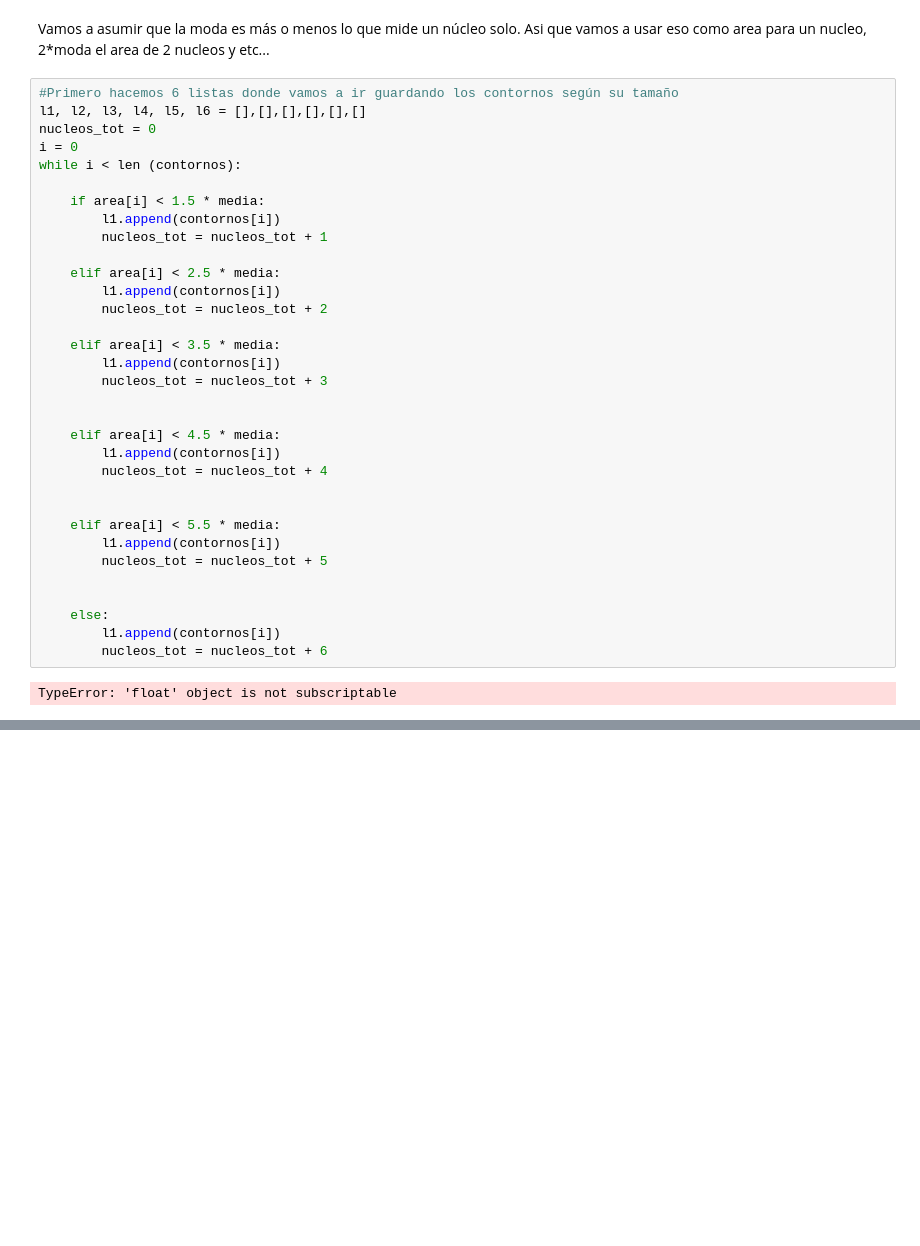
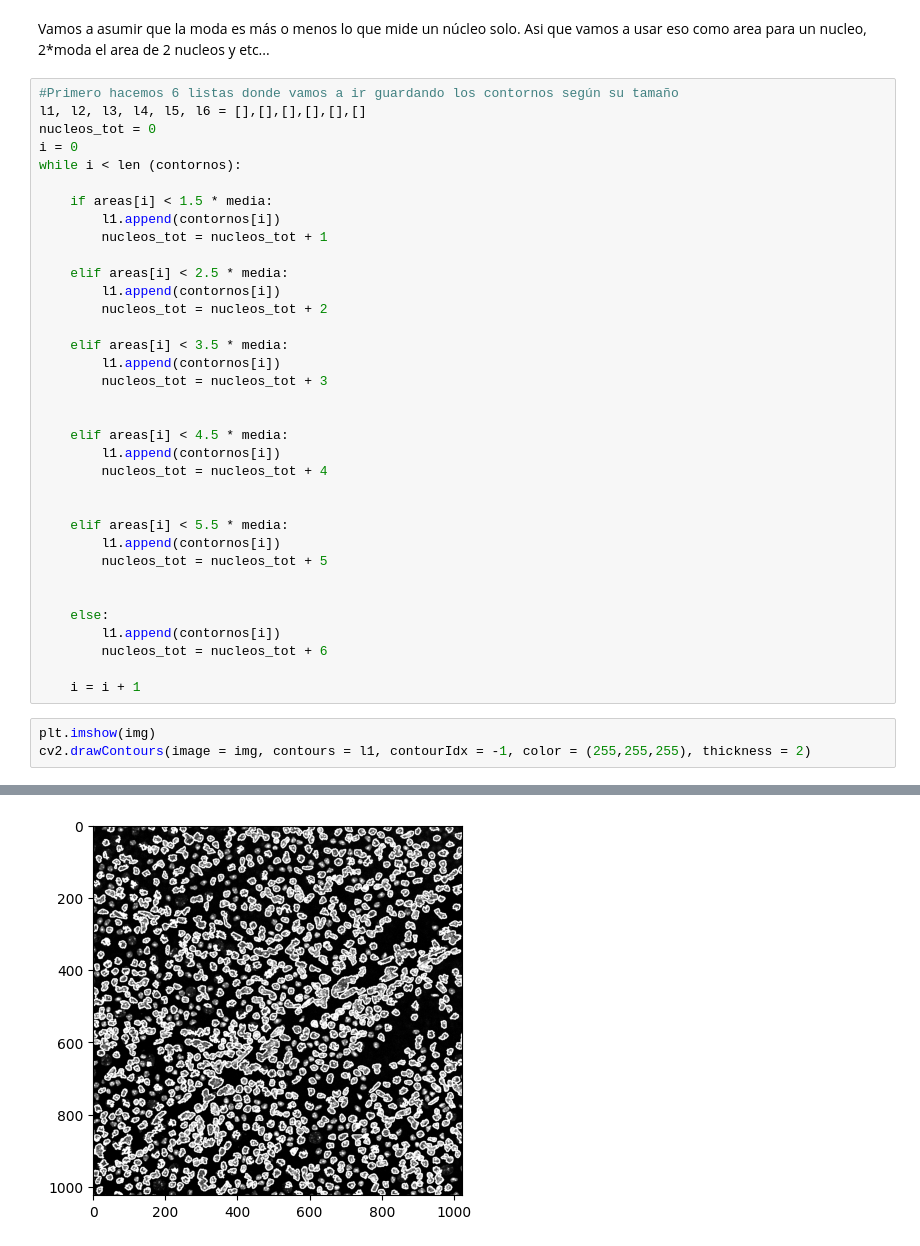
Before and after one commit to SalvadorCalanni/Confocal-Image-Analysis-Workshop-with-Python, a Jupyter notebook: Contornos/Conteo_nucleos.ipynb, the cells around one changed output, grey strips where cells are left out. Saved outputs shown, nothing was run; the diff lists cells and outputs as text; blank space fills up the shorter version.

```diff
--- a/Contornos/Conteo_nucleos.ipynb
+++ b/Contornos/Conteo_nucleos.ipynb
@@ -93,25 +97,25 @@ nucleos_tot = 0
 i = 0
 while i < len (contornos):
 
-    if area[i] < 1.5 * media:
+    if areas[i] < 1.5 * media:
         l1.append(contornos[i])
         nucleos_tot = nucleos_tot + 1
 
-    elif area[i] < 2.5 * media:
+    elif areas[i] < 2.5 * media:
         l1.append(contornos[i])
         nucleos_tot = nucleos_tot + 2
 
-    elif area[i] < 3.5 * media:
+    elif areas[i] < 3.5 * media:
         l1.append(contornos[i])
         nucleos_tot = nucleos_tot + 3
 
 
-    elif area[i] < 4.5 * media:
+    elif areas[i] < 4.5 * media:
         l1.append(contornos[i])
         nucleos_tot = nucleos_tot + 4
 
 
-    elif area[i] < 5.5 * media:
+    elif areas[i] < 5.5 * media:
         l1.append(contornos[i])
         nucleos_tot = nucleos_tot + 5
 
@@ -119,5 +123,9 @@ while i < len (contornos):
     else:
         l1.append(contornos[i])
         nucleos_tot = nucleos_tot + 6
+
+    i = i + 1
-# %% [output]
-TypeError: 'float' object is not subscriptable
+# %%
+plt.imshow(img)
+cv2.drawContours(image = img, contours = l1, contourIdx = -1, color = (255,255,255), thickness = 2)
+# %% [output]
@@ -123,0 +149 @@ TypeError: 'float' object is not subscriptable
+[figure, added]
```
Also changed, not shown: parts of 2 cells of this notebook.
